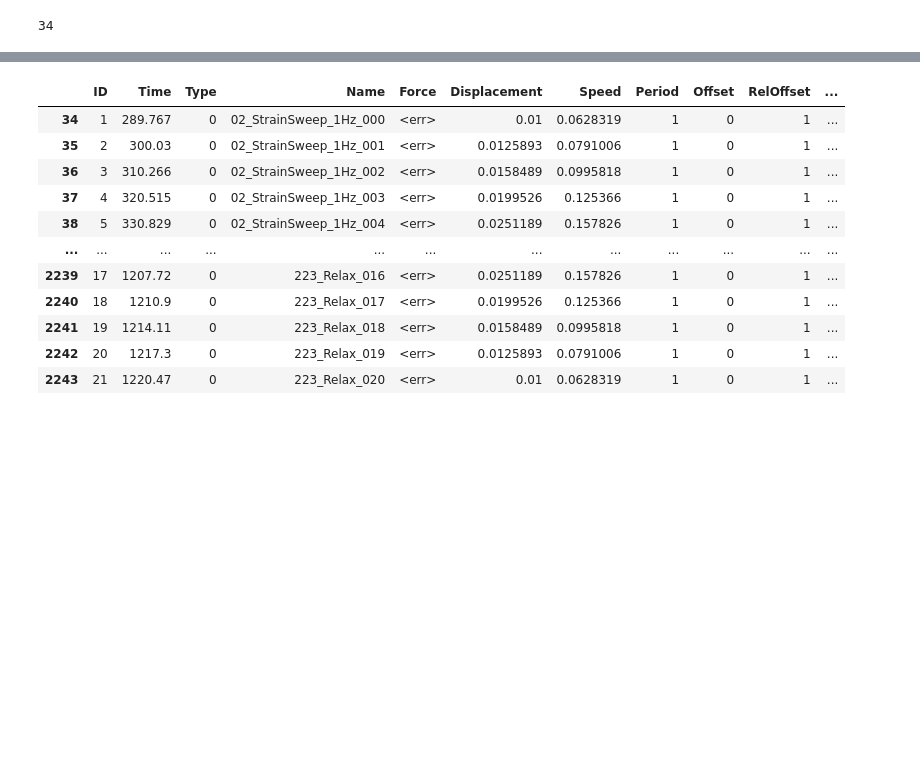
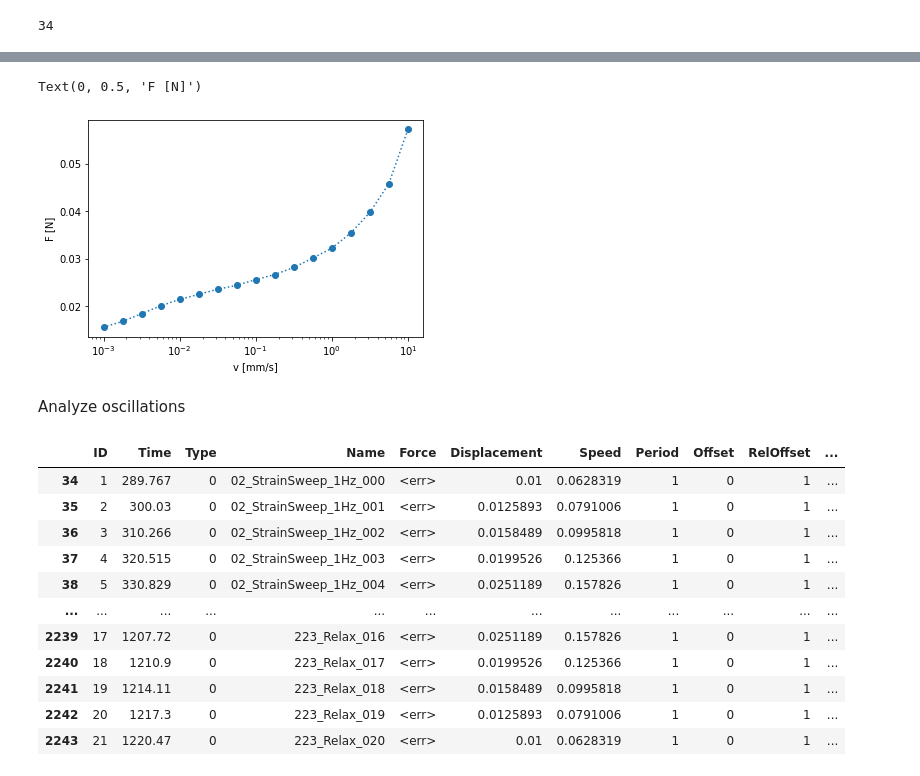
Before and after one commit to steaime/RheoShearCell_postproc, a Jupyter notebook: DataAnalysis_250512.ipynb, the cells around one changed output, grey strips where cells are left out. Cells and saved outputs as stored; diff of their text form; code cells hidden in the pictures; blank space fills up the shorter version.

```diff
--- a/DataAnalysis_250512.ipynb
+++ b/DataAnalysis_250512.ipynb
@@ -255,3 +351,15 @@ _ = proc_files(list_names, filter_type=4, filter_axis=1, anal_type='plot')
+# %%
+v, F = proc_files(list_names, filter_type=4, filter_axis=1, anal_type='flowcurve', anal_params={'displ_range':[0.4,0.6]})
+fig, ax = plt.subplots()
+ax.plot(v[::2], np.abs(0.5*(F[1::2]-F[::2])), 'o:')
+ax.set_xscale('log')
+ax.set_xlabel('v [mm/s]')
+ax.set_ylabel('F [N]')
+# %% [output]
+Text(0, 0.5, 'F [N]')
+[figure, added]
+# %% [markdown]
+Analyze oscillations
 # %%
 rheo_explog[(rheo_explog['Type'] == '0') & (rheo_explog['Axis'] == '1')]
 # %% [output]
```
Also changed, not shown: parts of 38 cells of this notebook, 7 other files.
